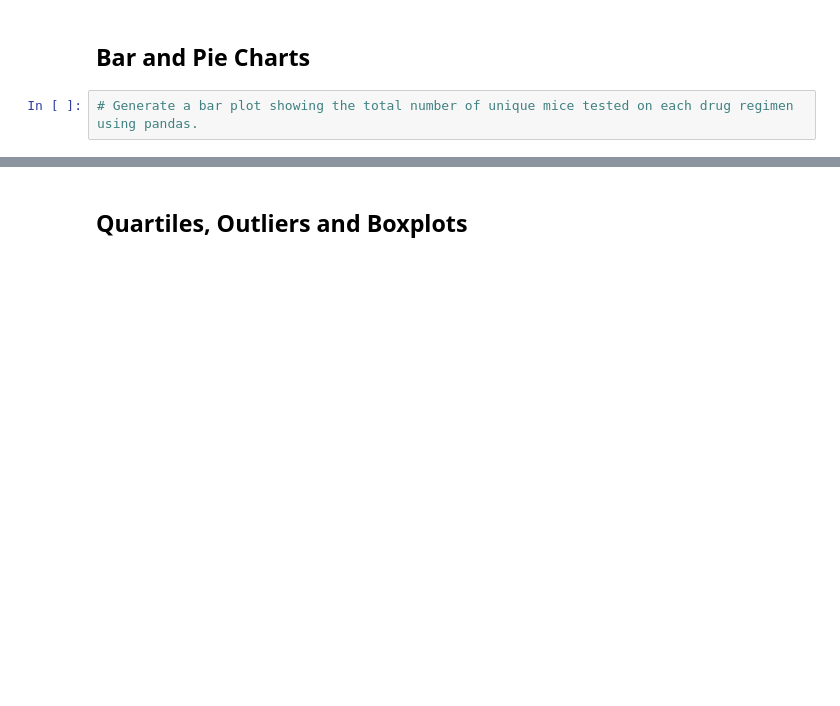
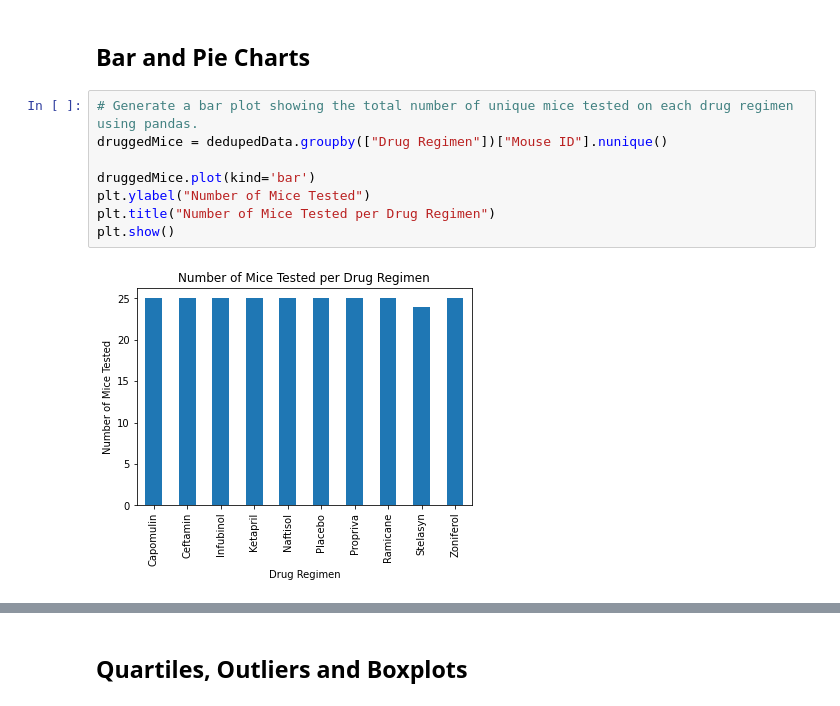
Before and after one commit to MarcyVampQueen/Matplotlib-challenge, a Jupyter notebook: Pymaceuticals/pymaceuticals_starter.ipynb, the cells around one changed output, grey strips where cells are left out. Drawn from its saved outputs; the diff is of its cells as text; blank space fills up the shorter version.

```diff
--- a/Pymaceuticals/pymaceuticals_starter.ipynb
+++ b/Pymaceuticals/pymaceuticals_starter.ipynb
@@ -110,5 +110,13 @@ regimens["Tumor Volume (mm3)"].agg(func=['mean','median','var','std','sem'])
 ## Bar and Pie Charts
 # %%
 # Generate a bar plot showing the total number of unique mice tested on each drug regimen using pandas.
+druggedMice = dedupedData.groupby(["Drug Regimen"])["Mouse ID"].nunique()
+
+druggedMice.plot(kind='bar')
+plt.ylabel("Number of Mice Tested")
+plt.title("Number of Mice Tested per Drug Regimen")
+plt.show()
+# %% [output]
+[figure, added]
 # %%
 # Generate a bar plot showing the total number of unique mice tested on each drug regimen using pyplot.
```
Also changed, not shown: parts of 4 cells of this notebook.
